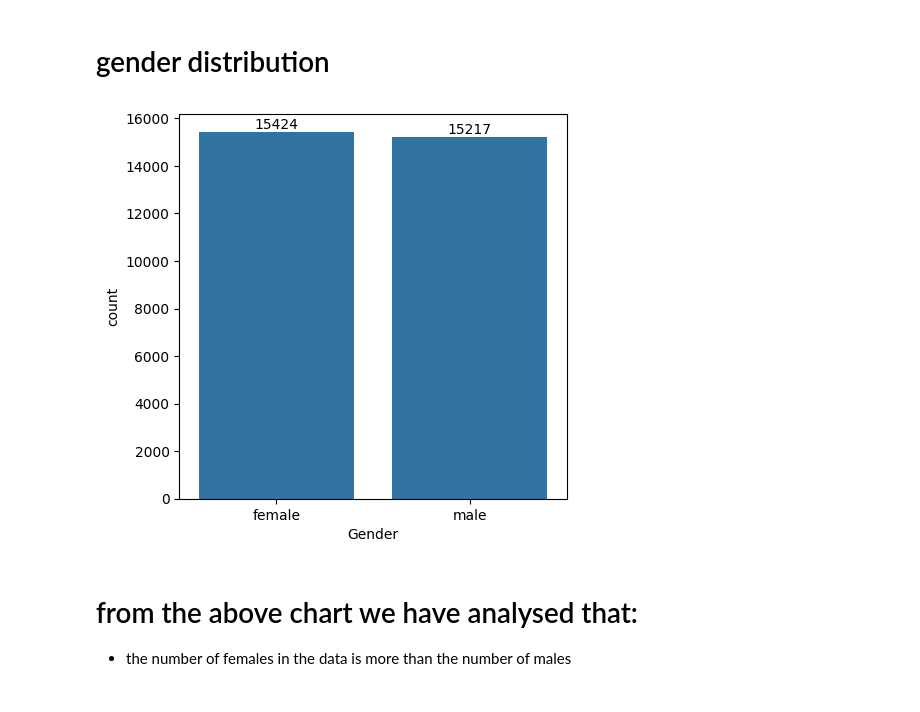
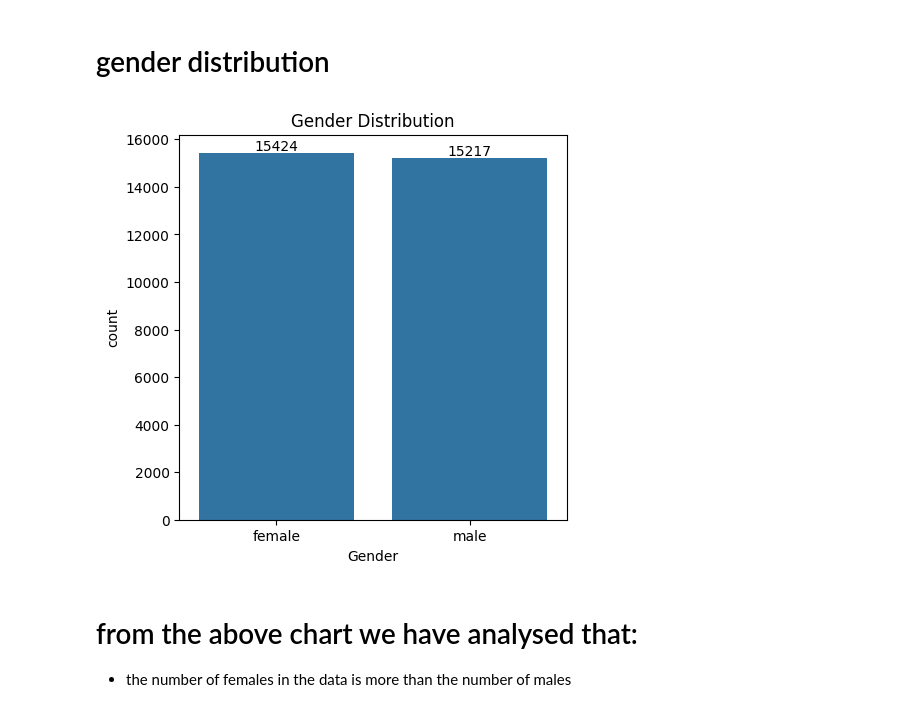
Before and after one commit to Amanmishra03/data-analysis---project, a Jupyter notebook: student marks analysis/analysis.ipynb, the cells around one changed output. Cells and saved outputs as stored; diff of their text form; code cells hidden in the pictures.

```diff
--- a/student marks analysis/analysis.ipynb
+++ b/student marks analysis/analysis.ipynb
@@ -83,10 +34,11 @@ data.head()
 # %%
 plt.figure(figsize=(5, 5))
 ax = sns.countplot(data = data, x = "Gender")
 ax.bar_label(ax.containers[0])
+plt.title("Gender Distribution")
 plt.show()
 # %% [output]
-[figure, old version]
+[figure, new version]
 # %% [markdown]
 # from the above chart we have analysed that:
 - the number of females in the data is more than the number of males
```
Also changed, not shown: parts of 11 cells of this notebook.
